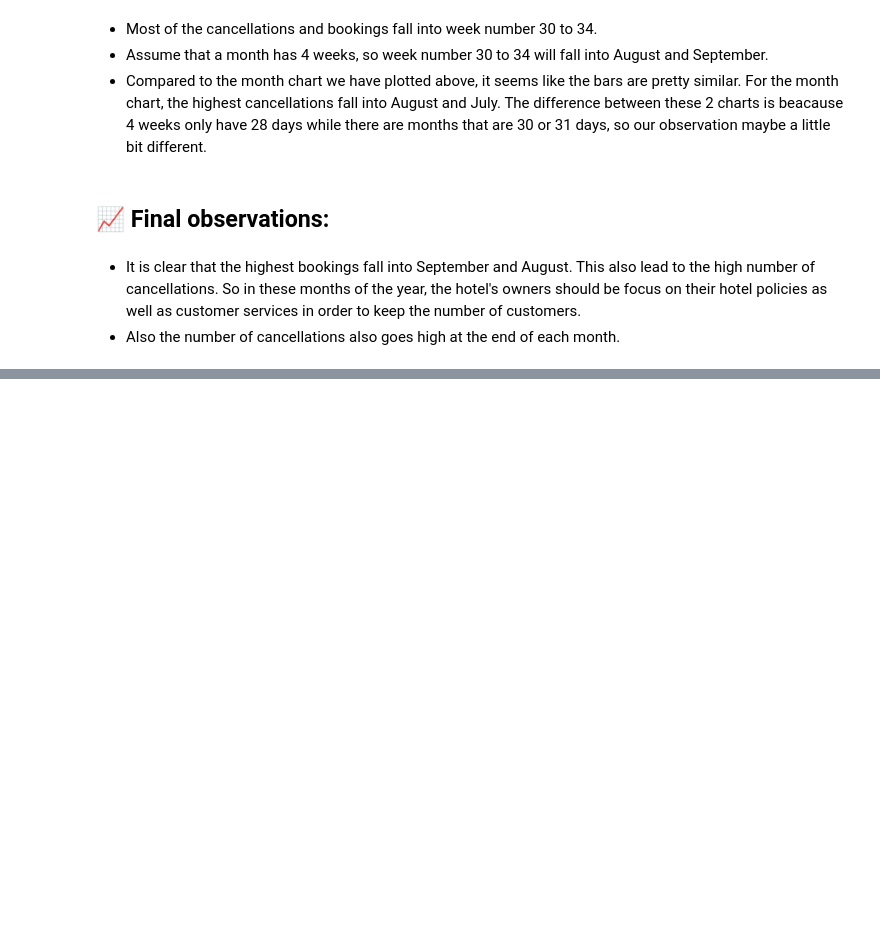
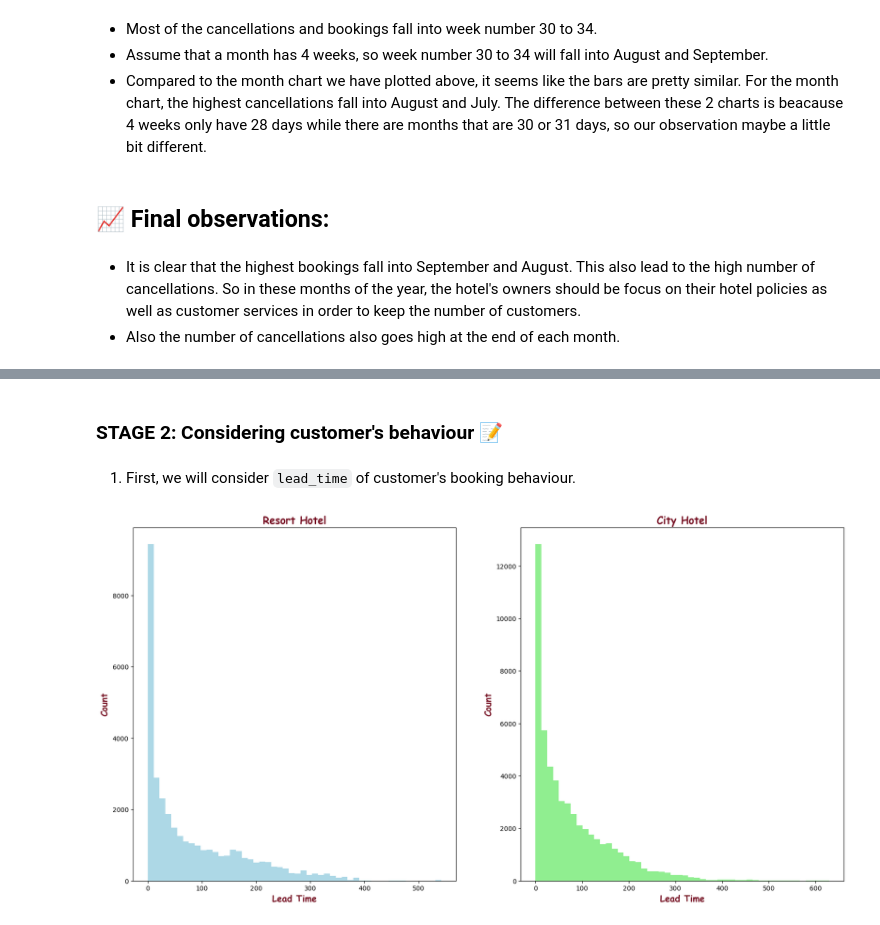
Before and after one commit to danghuynh-bit/LTKHDL_hotekbookingdemand, a Jupyter notebook: 03_Analyzing_Questions.ipynb, the cells around one changed output, grey strips where cells are left out. Cells and saved outputs as stored; diff of their text form; code cells hidden in the pictures; blank space fills up the shorter version.

```diff
--- a/03_Analyzing_Questions.ipynb
+++ b/03_Analyzing_Questions.ipynb
@@ -421,0 +456,22 @@ Text(0.5, 1.0, 'Cancellations over weeks')
+# %% [markdown]
+### **STAGE 2:** Considering customer's behaviour 📝
+# %% [markdown]
+1. First, we will consider `lead_time` of customer's booking behaviour.
+# %%
+resort_hotel = cleaned_data[cleaned_data['hotel_type'] == 'resort hotel']
+city_hotel = cleaned_data[cleaned_data['hotel_type'] == 'city hotel']
+
+# using histogram to see the distribution of lead_time
+fig, axs = plt.subplots(1, 2, figsize=(20, 10))
+axs[0].hist(resort_hotel['lead_time'], bins=50, color='lightblue')
+axs[1].hist(city_hotel['lead_time'], bins=50, color='lightgreen')
+axs[0].set_title('Resort Hotel', fontdict={'fontsize': 16, 'fontfamily': 'Comic Sans MS', 'fontweight': 'bold', 'color': '#750E21'})
+axs[1].set_title('City Hotel', fontdict={'fontsize': 16, 'fontfamily': 'Comic Sans MS', 'fontweight': 'bold', 'color': '#750E21'})
+axs[0].set_xlabel('Lead Time', fontdict={'fontsize': 14, 'fontfamily': 'Comic Sans MS', 'fontweight': 'bold', 'color': '#750E21'})
+axs[1].set_xlabel('Lead Time', fontdict={'fontsize': 14, 'fontfamily': 'Comic Sans MS', 'fontweight': 'bold', 'color': '#750E21'})
+axs[0].set_ylabel('Count', fontdict={'fontsize': 14, 'fontfamily': 'Comic Sans MS', 'fontweight': 'bold', 'color': '#750E21'})
+axs[1].set_ylabel('Count', fontdict={'fontsize': 14, 'fontfamily': 'Comic Sans MS', 'fontweight': 'bold', 'color': '#750E21'})
+
+plt.show()
+# %% [output]
+[figure, added]
```
Also changed, not shown: parts of 35 cells of this notebook, 3 other files.
